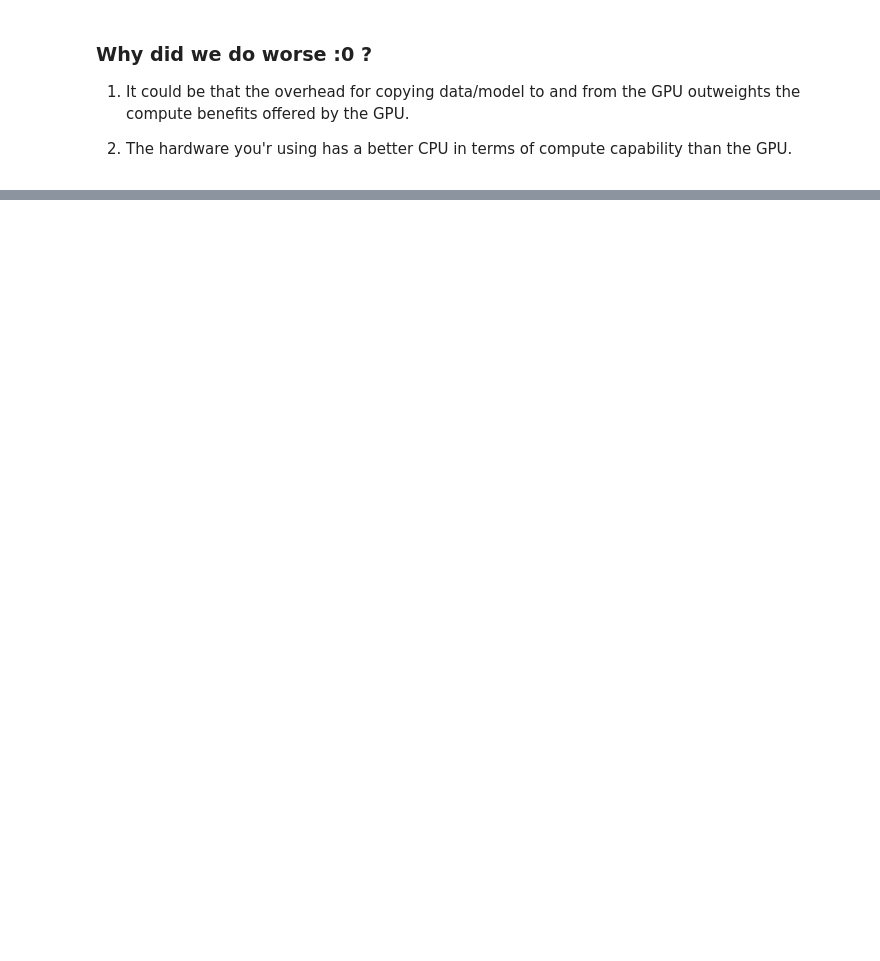
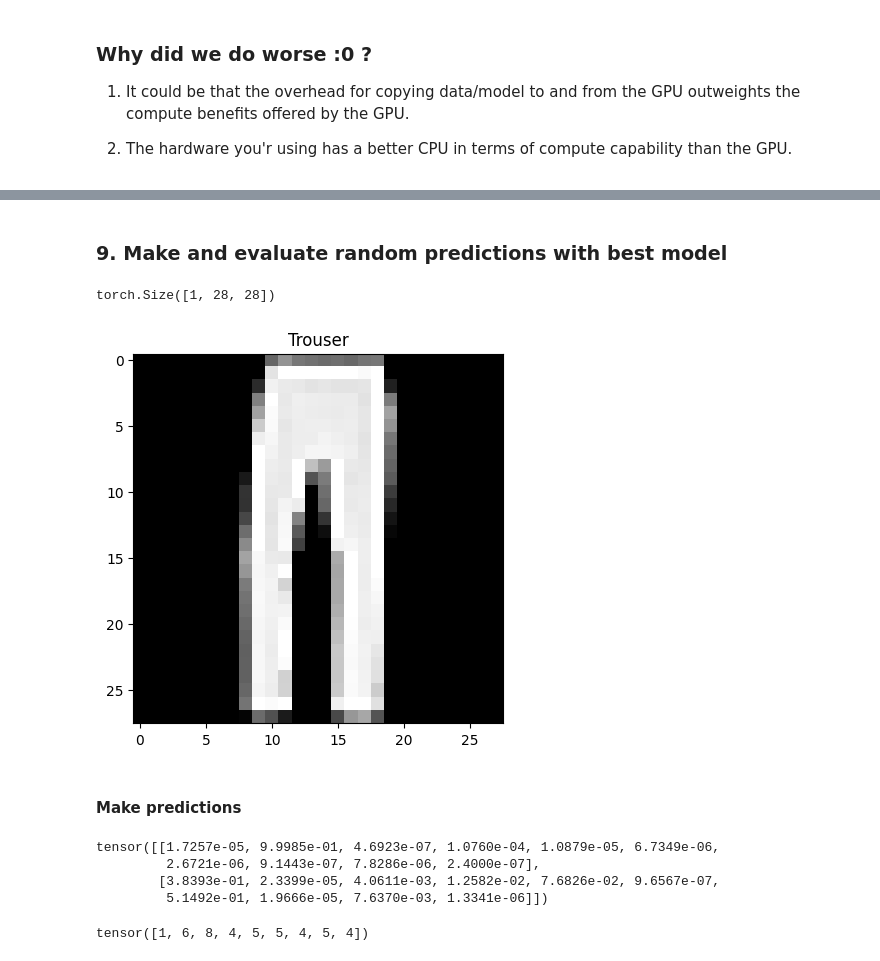
Before and after one commit to tishakbhavsar/practising-pytorch, a Jupyter notebook: 03_pyth.ipynb, the cells around one changed output, grey strips where cells are left out. Saved outputs shown, nothing was run; the diff lists cells and outputs as text; code cells hidden in the pictures; blank space fills up the shorter version.

```diff
--- a/03_pyth.ipynb
+++ b/03_pyth.ipynb
@@ -534,0 +853,2 @@ results
+# %% [markdown]
+### 9. Make and evaluate random predictions with best model
@@ -534,0 +877,35 @@ results
+# %%
+import random
+# random.seed(42)
+test_samples = []
+test_labels = []
+for sample, label in random.sample(list(test_data), k=9):
+  test_samples.append(sample)
+  test_labels.append(label)
+
+# Viewe the first sample shape
+test_samples[0].shape
+# %% [output]
+torch.Size([1, 28, 28])
+# %%
+plt.imshow(test_samples[0].squeeze(), cmap="gray")
+plt.title(class_names[test_labels[0]]);
+# %% [output]
+[figure, added]
+# %% [markdown]
+#### Make predictions
+# %%
+pred_probs = make_predictions(model = model_2,
+                              data = test_samples)
+pred_probs[:2]
+# %% [output]
+tensor([[1.7257e-05, 9.9985e-01, 4.6923e-07, 1.0760e-04, 1.0879e-05, 6.7349e-06,
+         2.6721e-06, 9.1443e-07, 7.8286e-06, 2.4000e-07],
+        [3.8393e-01, 2.3399e-05, 4.0611e-03, 1.2582e-02, 7.6826e-02, 9.6567e-07,
+         5.1492e-01, 1.9666e-05, 7.6370e-03, 1.3341e-06]])
+# %%
+# Convert prediction probabilities into labels
+pred_classes = pred_probs.argmax(dim=1)
+pred_classes
+# %% [output]
+tensor([1, 6, 8, 4, 5, 5, 4, 5, 4])
```
Also changed, not shown: parts of 62 cells of this notebook.
